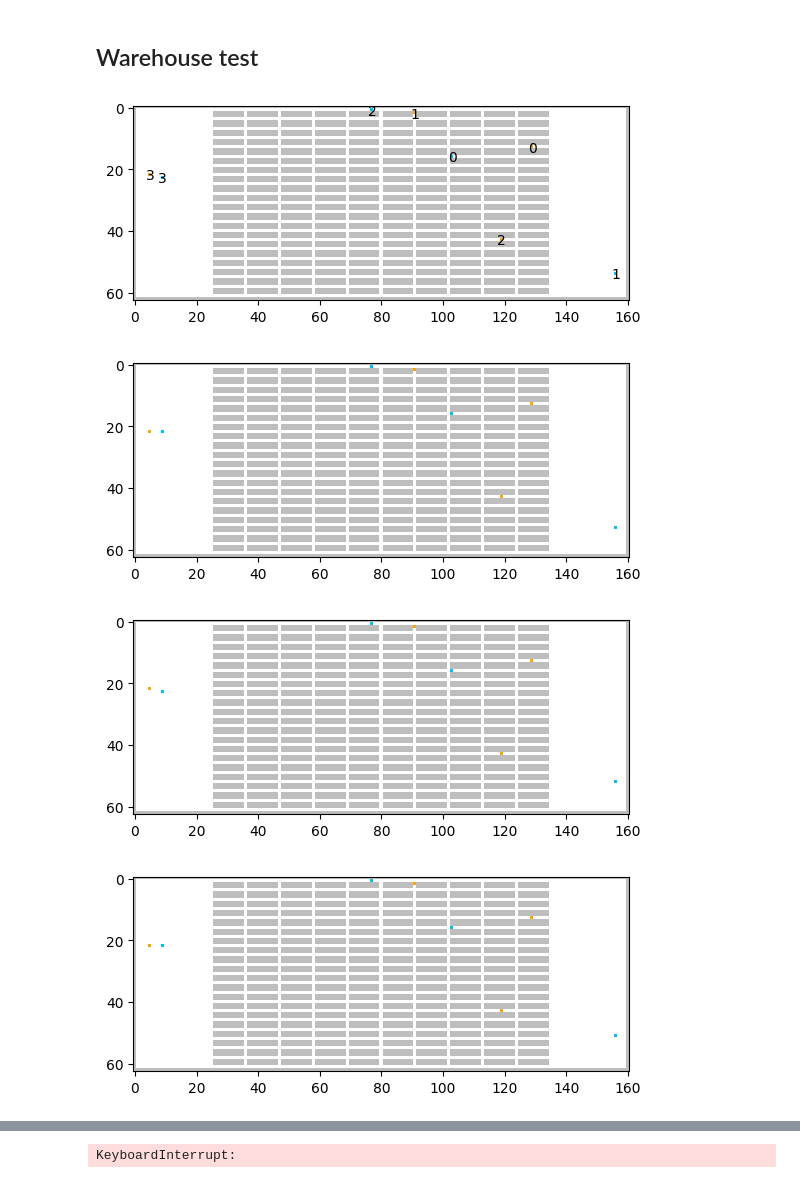
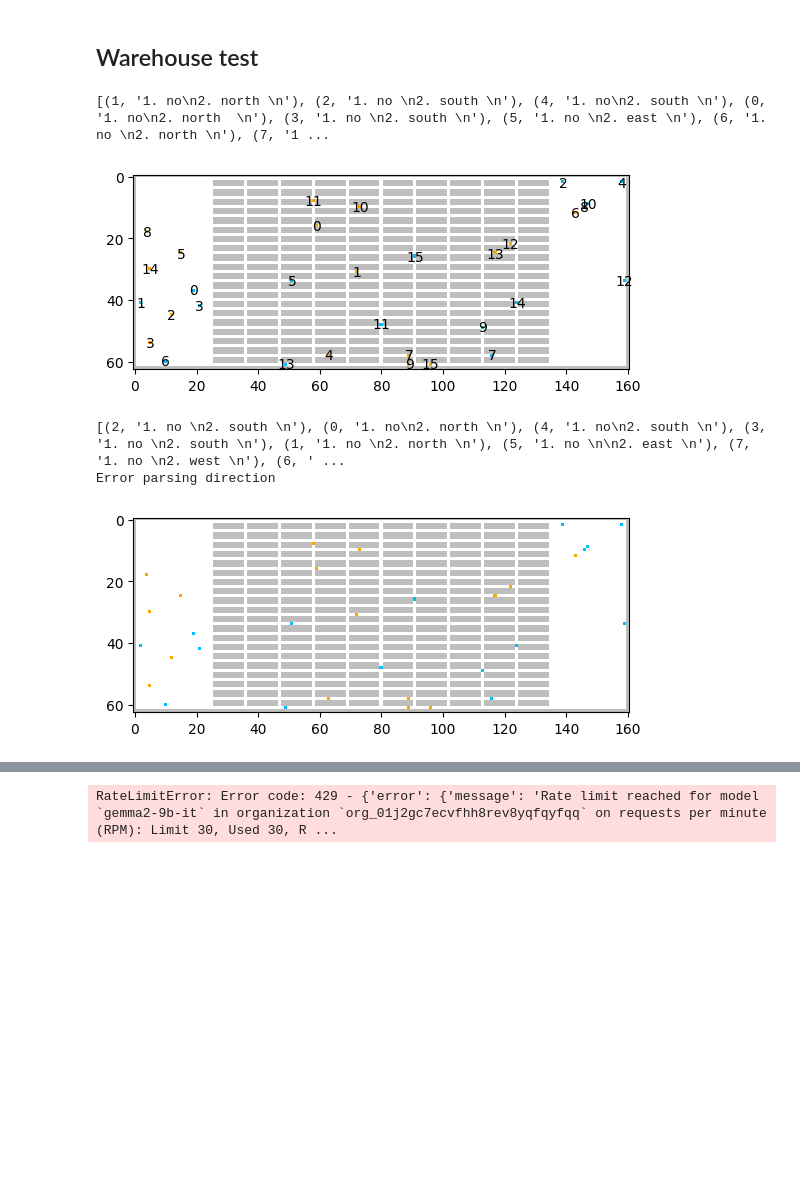
Before and after one commit to ssbacc/MAPF, a Jupyter notebook: test_groq.ipynb, the cells around one changed output, grey strips where cells are left out. Saved outputs shown, nothing was run; the diff lists cells and outputs as text; code cells hidden in the pictures; blank space fills up the shorter version.

```diff
--- a/test_groq.ipynb
+++ b/test_groq.ipynb
@@ -12,7 +15,7 @@ import re
 
 client = Groq(api_key="")
 # %%
-with open('./test_set/{}_{}agents.pth'.format('warehouse', 4), 'rb') as f:
+with open('./test_set/{}_{}agents.pth'.format('warehouse', 16), 'rb') as f:
     tests = pickle.load(f)
 # %%
 # negotiator를 구성하기 위한 union find 알고리즘
@@ -68,6 +71,35 @@ def find_direction(sentence):
             return word
     return 'none'
 
+def determine_direction(x, y, x_finish, y_finish):
+
+    try:
+        dx = int(x_finish) - x
+        dy = int(y_finish) - y
+
+        if dx > 0 and dy > 0:
+            return "northeast"
+        elif dx > 0 and dy < 0:
+            return "southeast"
+        elif dx < 0 and dy > 0:
+            return "northwest"
+        elif dx < 0 and dy < 0:
+            return "southwest"
+        elif dx > 0 and dy == 0:
+            return "east"
+        elif dx < 0 and dy == 0:
+            return "west"
+        elif dx == 0 and dy > 0:
+            return "north"
+        elif dx == 0 and dy < 0:
+            return "south"
+        else:
+            return "Same location"
+    except ValueError:
+        print("Invalid coordinates for direction determination")
+        return "error"
+
+
 # 방향 정의
 directiondict = {
     'stay': 0, 'north': 1, 'south': 2, 'west': 3, 'east': 4
@@ -416,8 +524,9 @@ def simulate_all_tests(tests, max_steps):
     return all_step_lists
 # %%
-all_step_lists = simulate_all_tests(tests[:1], 100)
+all_step_lists = simulate_all_tests(tests[0:4], 512)
 # %% [output]
+[(1, '1. no\n2. north \n'), (2, '1. no \n2. south \n'), (4, '1. no\n2. south \n'), (0, '1. no\n2. north  \n'), (3, '1. no \n2. south \n'), (5, '1. no \n2. east \n'), (6, '1. no \n2. north \n'), (7, '1 ...
-[figure, old version]
+[figure, new version]
+[(2, '1. no \n2. south \n'), (0, '1. no\n2. north \n'), (4, '1. no\n2. south \n'), (3, '1. no \n2. south \n'), (1, '1. no \n2. north \n'), (5, '1. no \n\n2. east \n'), (7, '1. no \n2. west \n'), (6, ' ...
+Error parsing direction
-[figure, old version]
+[figure, new version]
-[figure, removed]
-[figure, removed]
@@ -432 +533 @@ all_step_lists = simulate_all_tests(tests[:1], 100)
-KeyboardInterrupt:
+RateLimitError: Error code: 429 - {'error': {'message': 'Rate limit reached for model `gemma2-9b-it` in organization `org_01j2gc7ecvfhh8rev8yqfqyfqq` on requests per minute (RPM): Limit 30, Used 30, R ...
```
Also changed, not shown: parts of 7 cells of this notebook, 6 other files.
